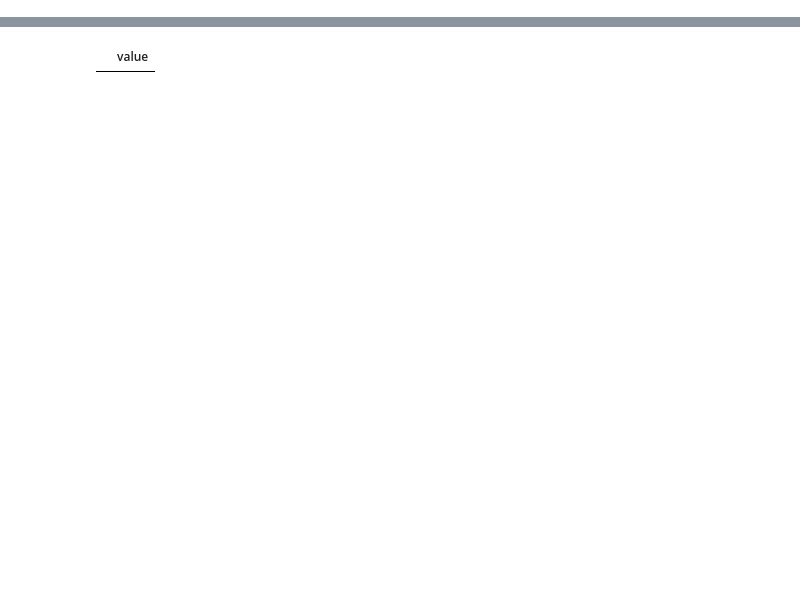
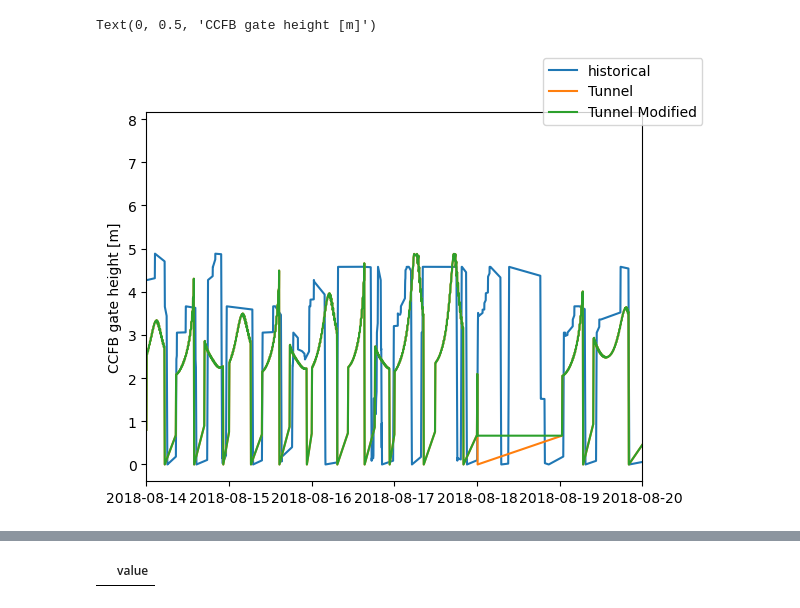
Before and after one commit to jennaisrael/Savio_scratch_back_up, a Jupyter notebook: scripts/preprocessing_scripts/fix_ccfb.ipynb, the cells around one changed output, grey strips where cells are left out. Saved outputs shown, nothing was run; the diff lists cells and outputs as text; code cells hidden in the pictures; blank space fills up the shorter version.

```diff
--- a/scripts/preprocessing_scripts/fix_ccfb.ipynb
+++ b/scripts/preprocessing_scripts/fix_ccfb.ipynb
@@ -13,0 +254,3 @@ plot = False
+# %%
+dest='/home/jisrael/Savio_scratch_back_up/scenario_files/DCP/data/time_history/ccfb_DCP_dated.th'
+dcp=pd.read_csv(dest, sep=r'\s',parse_dates=["datetime"],dtype=np.float32).set_index(["datetime"])
@@ -13,0 +274,3 @@ plot = False
+# %%
+ccfb_hist=pd.read_csv("/home/jisrael/BayDeltaSCHISM/data/time_history/ccfb_gate.th",sep=r'\s',parse_dates=["datetime"],dtype=np.float32,on_bad_lines='skip').set_index(["datetime"])
+ccfb_hist
@@ -13,0 +319,5 @@ plot = False
+# %%
+# add the file I modified
+col_names=np.concatenate((['e_time'],dcp.columns.to_list()))
+dcp_mod=pd.read_csv("/expanse/lustre/scratch/jisrael/temp_project/run_schism/run_28/ccfb_DCP_mod.th",sep=r'\s+',dtype=np.float32,header=None,names=col_names)
+dcp_mod
@@ -13,0 +338,8 @@ plot = False
+# %%
+# Add in the number of seconds elapsed @ our chosen timestep
+timedelta = [pd.Timedelta(i, unit = 's') for i in dcp_mod.e_time]
+timestamp = [pd.to_datetime("08-14-2018 00:00") + i for i in timedelta]
+
+dcp_mod["datetime"] = timestamp
+dcp_mod.set_index(dcp_mod["datetime"],inplace=True)
+dcp_mod
@@ -13,0 +360,11 @@ plot = False
+# %%
+fig, ax = plt.subplots()
+ax.plot(ccfb_hist.height,label='historical')
+ax.plot(dcp.height,label='Tunnel')
+ax.plot(dcp_mod.height,label='Tunnel Modified')
+ax.set_xlim(dtm.datetime(2018,8,14),dtm.datetime(2018,8,20))
+fig.legend()
+ax.set_ylabel('CCFB gate height [m]')
+# %% [output]
+Text(0, 0.5, 'CCFB gate height [m]')
+[figure, added]
```
Also changed, not shown: parts of 82 cells of this notebook, 11 other files.
